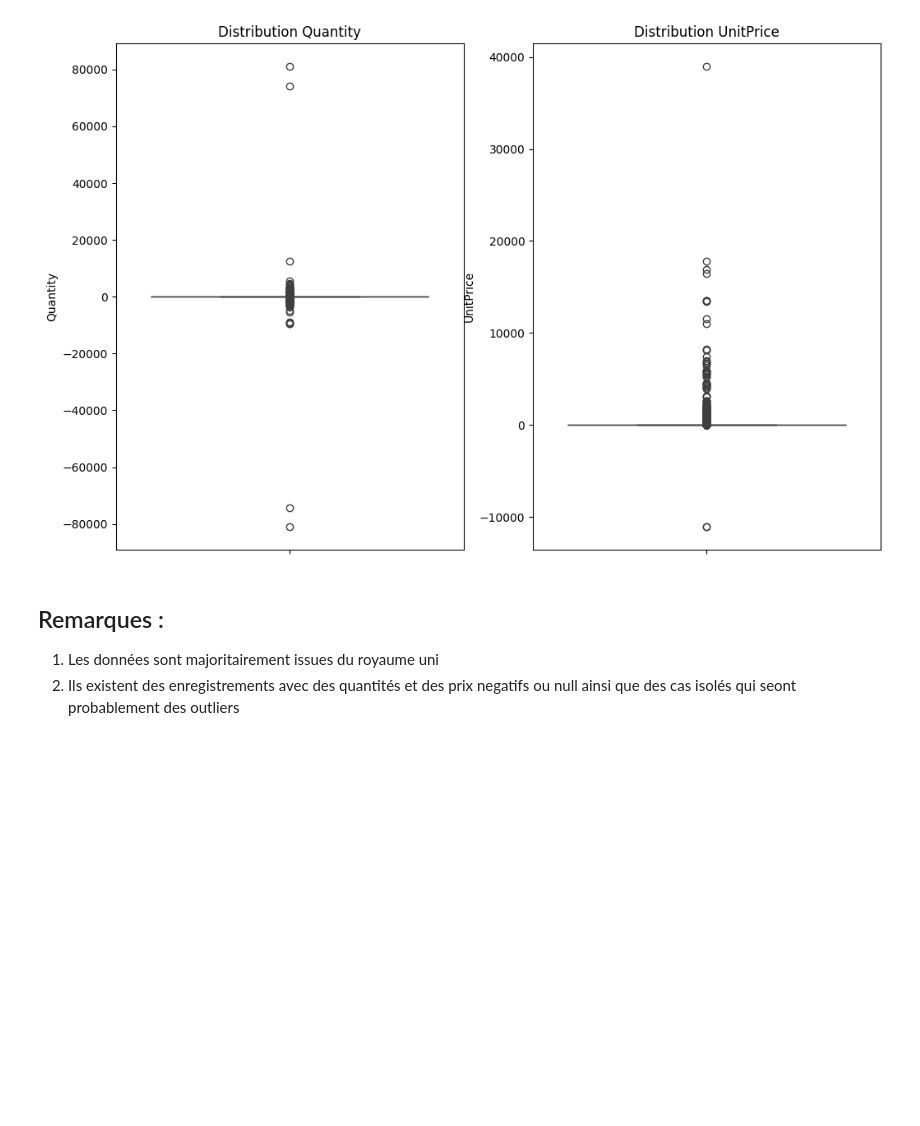
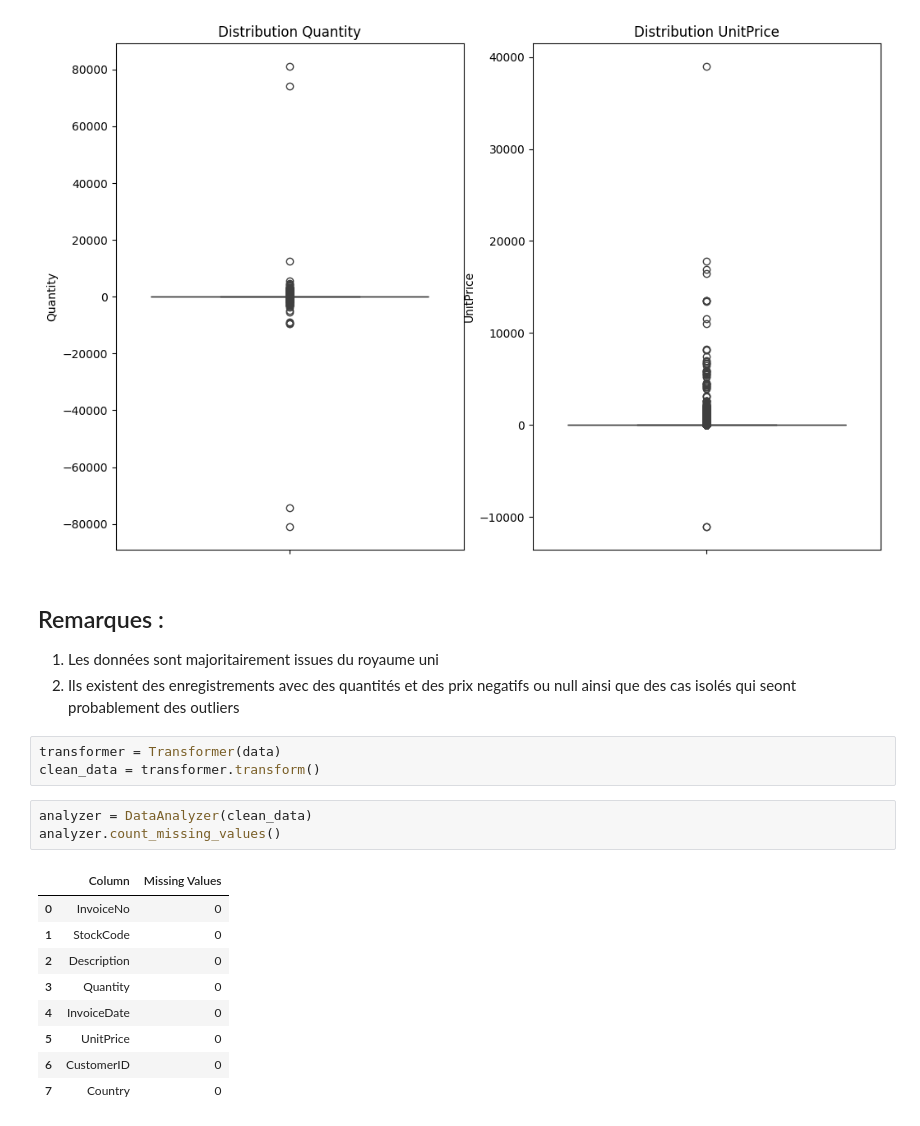
Before and after one commit to AchourSimoud/Projet_data_mining, a Jupyter notebook: notebooks/EDA.ipynb, the cells around one changed output. Drawn from its saved outputs; the diff is of its cells as text; blank space fills up the shorter version.

Commit message:
Création du fichier de transformation des données traitement du typage et les Id client

```diff
--- a/notebooks/EDA.ipynb
+++ b/notebooks/EDA.ipynb
@@ -104,3 +105,19 @@ analyzer.stat_analitics()
 ## Remarques :
 1) Les données sont majoritairement issues du royaume uni
 2) Ils existent des enregistrements avec des quantités et des prix negatifs ou null ainsi que des cas isolés qui seont probablement des outliers
+# %%
+transformer = Transformer(data)
+clean_data = transformer.transform()
+# %%
+analyzer = DataAnalyzer(clean_data)
+analyzer.count_missing_values()
+# %% [output]
+|  | Column | Missing Values |
+| 0 | InvoiceNo | 0 |
+| 1 | StockCode | 0 |
+| 2 | Description | 0 |
+| 3 | Quantity | 0 |
+| 4 | InvoiceDate | 0 |
+| 5 | UnitPrice | 0 |
+| 6 | CustomerID | 0 |
+| 7 | Country | 0 |
```
Also changed, not shown: parts of 2 cells of this notebook, 2 other files.
